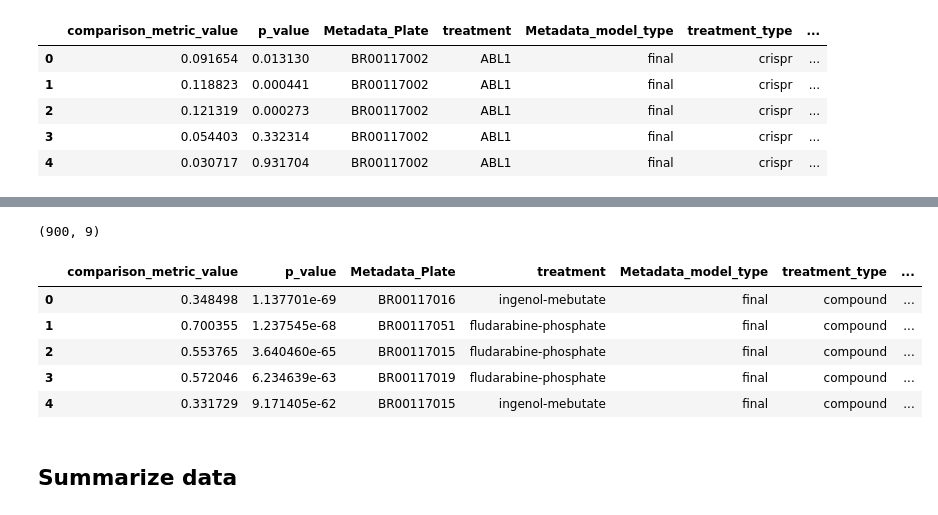
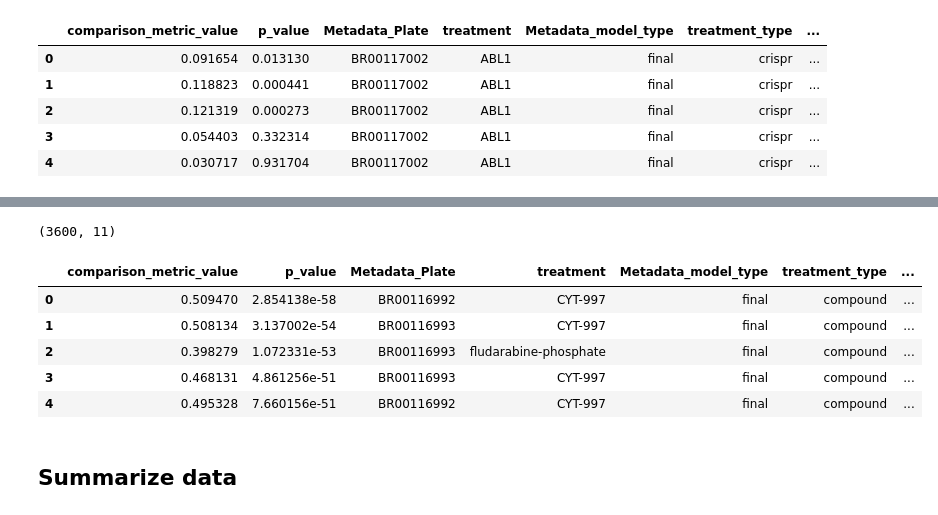
Before and after one commit to WayScience/phenotypic_profiling, a Jupyter notebook: 3.evaluate_model/process_jump_phenotype_profiles.ipynb, the cells around one changed output, grey strips where cells are left out. Saved outputs shown, nothing was run; the diff lists cells and outputs as text; code cells hidden in the pictures.

```diff
--- a/3.evaluate_model/process_jump_phenotype_profiles.ipynb
+++ b/3.evaluate_model/process_jump_phenotype_profiles.ipynb
@@ -50,3 +63,14 @@ jump_pred_df.head()
 | 2 | 0.121319 | 0.000273 | BR00117002 | ABL1 | final | crispr | ... |
 | 3 | 0.054403 | 0.332314 | BR00117002 | ABL1 | final | crispr | ... |
 | 4 | 0.030717 | 0.931704 | BR00117002 | ABL1 | final | crispr | ... |
+# %%
+# Load JUMP metadata for JUMP-CP Pilot
+# For an explanation of these metadata columns see:
+# https://github.com/jump-cellpainting/2023_Chandrasekaran_submitted/blob/9edd26d60524a62f993d4df40a5d8908206714f5/README.md#batch-and-plate-metadata
+jump_metadata_df = (
+    pd.read_csv(jump_metadata_full_file, sep="\t")
+    .query("Batch == '2020_11_04_CPJUMP1'")
+)
+
+print(jump_metadata_df.shape)
+jump_metadata_df.head()
@@ -52,0 +85,27 @@ jump_pred_df.head()
+# %%
+# Merge dataframes and retain only informative columns
+jump_pred_df = (
+    jump_pred_df
+    .merge(
+        jump_metadata_df,
+        left_on="Metadata_Plate",
+        right_on="Assay_Plate_Barcode"
+    )
+    .drop(columns=[
+        "Batch",
+        "Plate_Map_Name",
+        "Perturbation",
+        "Density",
+        "Antibiotics",
+        "Cell_line",
+        "Time_delay",
+        "Times_imaged",
+        "Anomaly",
+        "Number_of_images",
+        "Assay_Plate_Barcode"
+    ])
+    .reset_index(drop=True)
+)
+
+print(jump_pred_df.shape)
+jump_pred_df.head()
@@ -53,24 +120,24 @@ jump_pred_df.head()
 # %%
 # Focus on the top results for downstream interpretation
 jump_focused_top_results_df = (
     jump_pred_df
-    .groupby(["Metadata_model_type", "treatment_type", "phenotype"])
+    .groupby(["Metadata_model_type", "treatment_type", "Cell_type", "Time", "phenotype"])
     .apply(lambda x: x.nsmallest(n_top_results_to_explore, "p_value"))
     .reset_index(drop=True)
 )
 
 jump_focused_top_results_df.to_csv(top_results_summary_file, sep="\t", index=False)
 
 print(jump_focused_top_results_df.shape)
 jump_focused_top_results_df.head()
 # %% [output]
-(900, 9)
+(3600, 11)
 |  | comparison_metric_value | p_value | Metadata_Plate | treatment | Metadata_model_type | treatment_type | ... |
-| 0 | 0.348498 | 1.137701e-69 | BR00117016 | ingenol-mebutate | final | compound | ... |
-| 1 | 0.700355 | 1.237545e-68 | BR00117051 | fludarabine-phosphate | final | compound | ... |
-| 2 | 0.553765 | 3.640460e-65 | BR00117015 | fludarabine-phosphate | final | compound | ... |
-| 3 | 0.572046 | 6.234639e-63 | BR00117019 | fludarabine-phosphate | final | compound | ... |
-| 4 | 0.331729 | 9.171405e-62 | BR00117015 | ingenol-mebutate | final | compound | ... |
+| 0 | 0.509470 | 2.854138e-58 | BR00116992 | CYT-997 | final | compound | ... |
+| 1 | 0.508134 | 3.137002e-54 | BR00116993 | CYT-997 | final | compound | ... |
+| 2 | 0.398279 | 1.072331e-53 | BR00116993 | fludarabine-phosphate | final | compound | ... |
+| 3 | 0.468131 | 4.861256e-51 | BR00116993 | CYT-997 | final | compound | ... |
+| 4 | 0.495328 | 7.660156e-51 | BR00116992 | CYT-997 | final | compound | ... |
 # %% [markdown]
 ## Summarize data
 # %%
```
Also changed, not shown: parts of 6 cells of this notebook, 1 other file.
